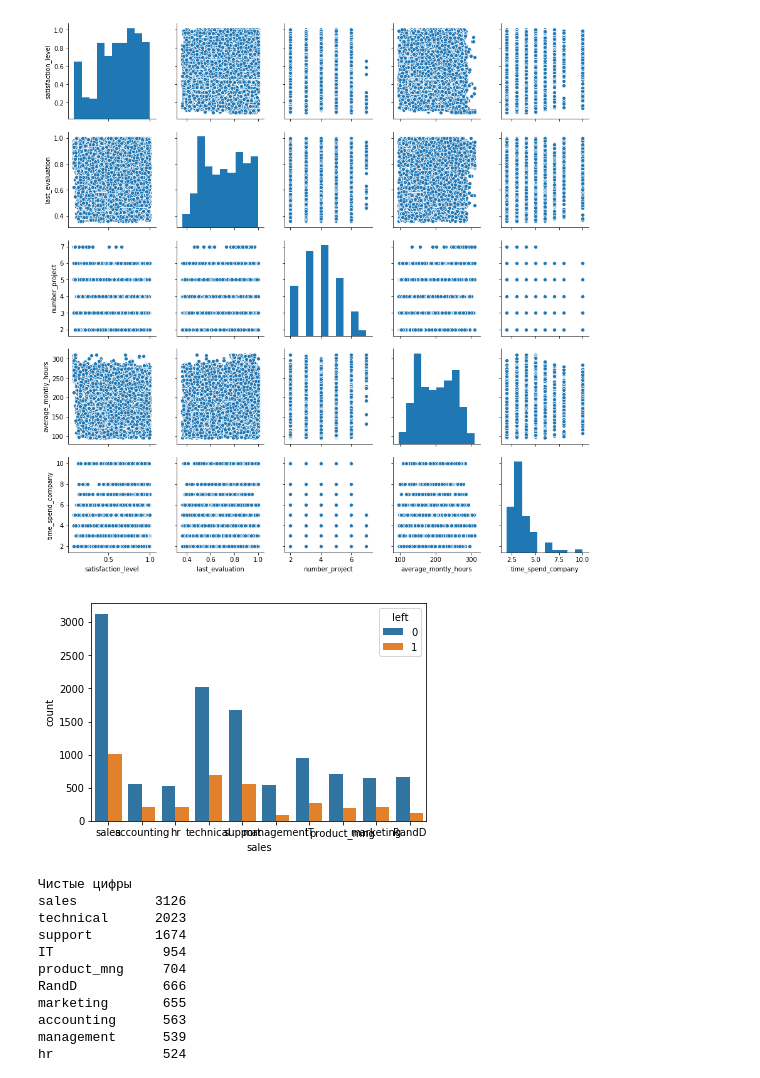
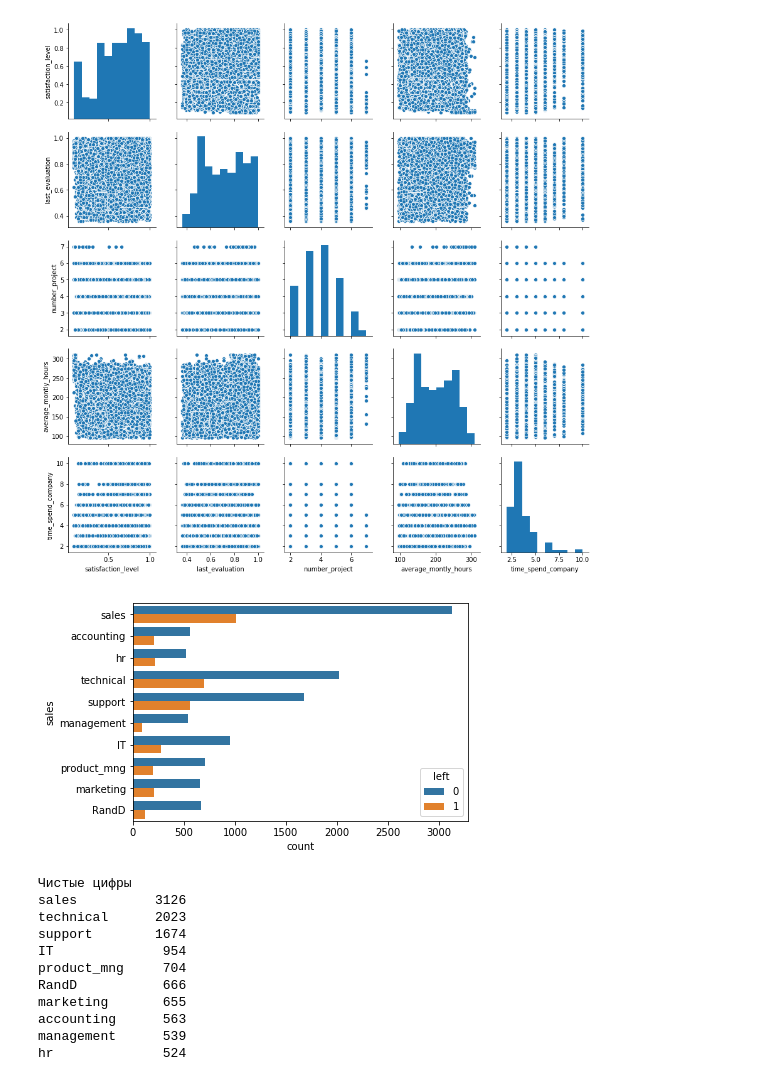
Before and after one commit to AlexNepochatykh/netology-ds, a Jupyter notebook: python/final_project/final_statistics_project.ipynb, the cells around one changed output. Cells and saved outputs as stored; diff of their text form; code cells hidden in the pictures.

Commit message:
Improved some graphs.

```diff
--- a/python/final_project/final_statistics_project.ipynb
+++ b/python/final_project/final_statistics_project.ipynb
@@ -111,9 +110,9 @@ sns.pairplot(data[numerical]);
 [figure]
 # %%
 # посмотрим зависимость увольнения из компании от департамента
-sns.countplot(x='sales', hue='left', data=data);
+sns.countplot(y='sales', hue='left', data=data);
 # %% [output]
-[figure, old version]
+[figure, new version]
 # %%
 # задание 5 - С использованием t-test статистики проверить взаимосвязи между несколькими переменными
 # %%
```
Also changed, not shown: parts of 2 cells of this notebook.
